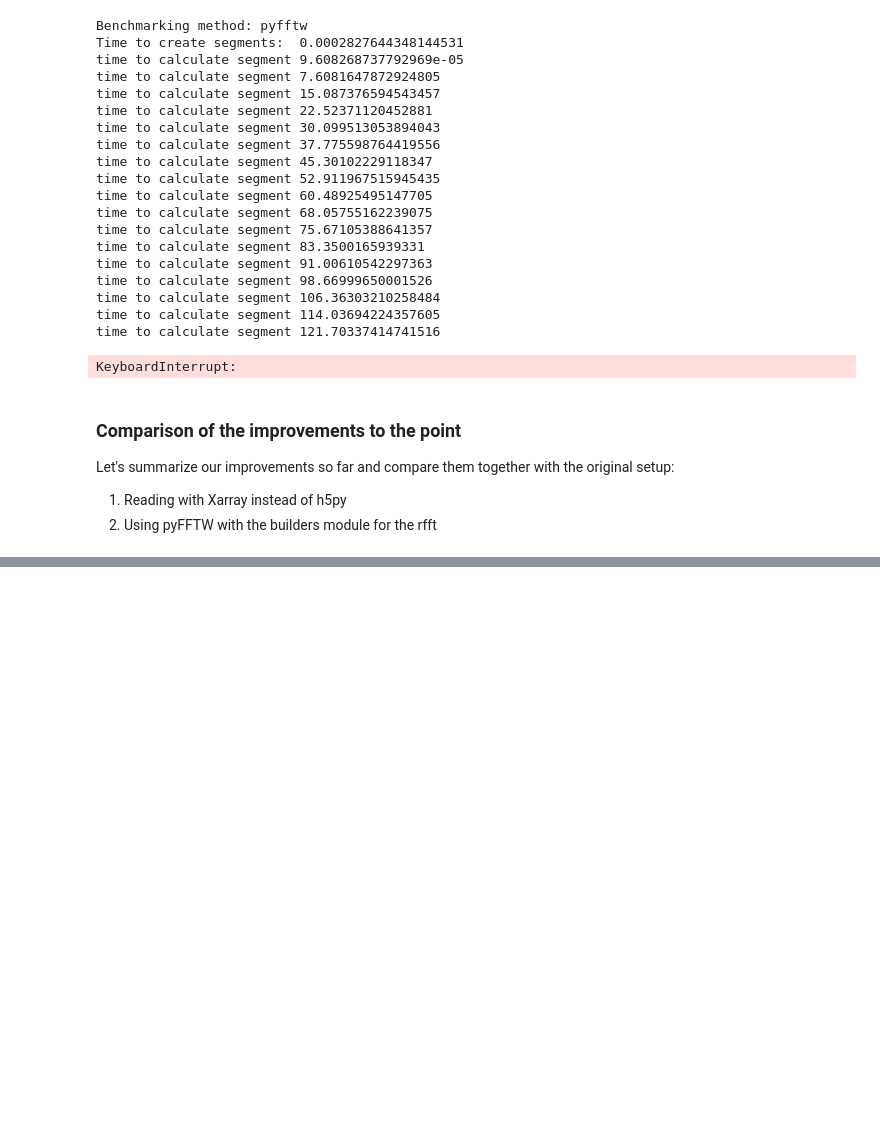
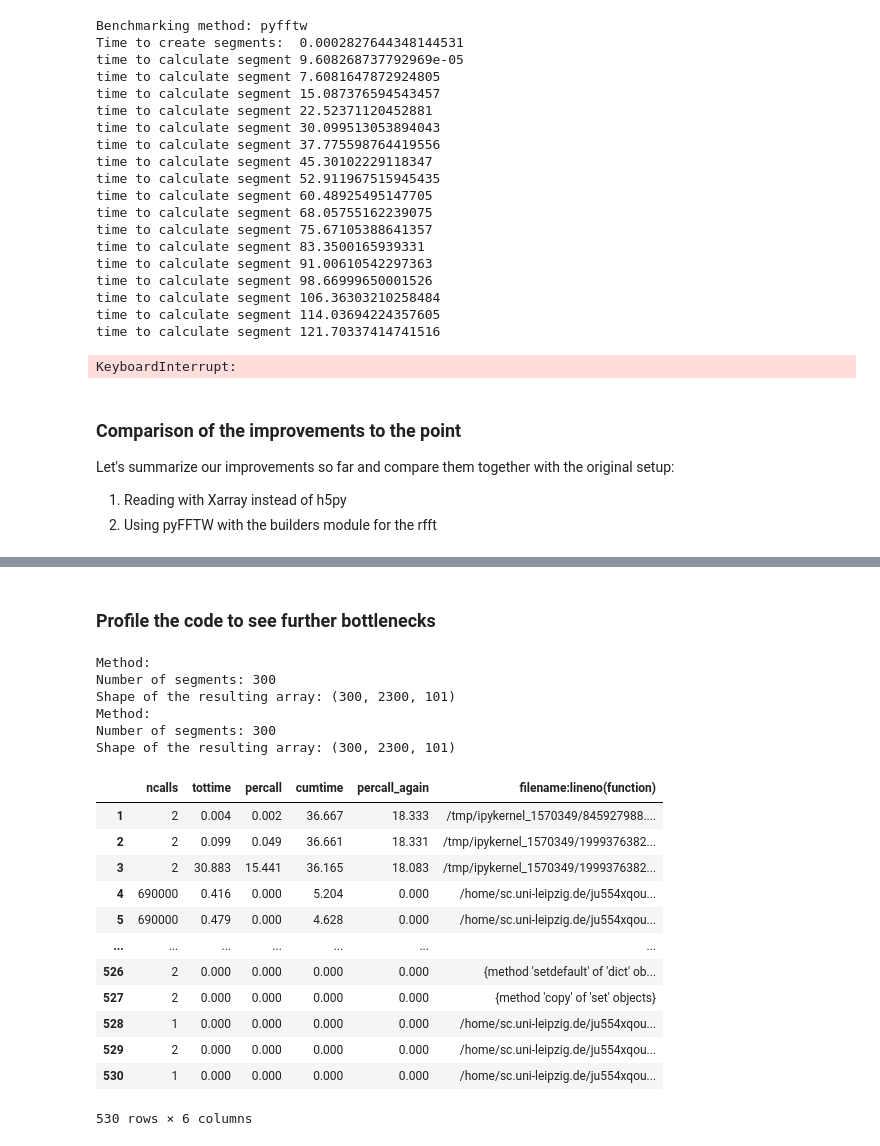
Before and after one commit to janneskruse/big-data-praktikum, a Jupyter notebook: code/notebooks/benchmarkCreateCube.ipynb, the cells around one changed output, grey strips where cells are left out. Drawn from its saved outputs; the diff is of its cells as text; code cells hidden in the pictures; blank space fills up the shorter version.

Commit message:
profile functions

```diff
--- a/code/notebooks/benchmarkCreateCube.ipynb
+++ b/code/notebooks/benchmarkCreateCube.ipynb
@@ -913,3 +918,69 @@ array([[[  0.        , 249.65643724, 240.73256376, ..., 240.30308431,
          133.03602358, 151.61186869],
         [  0.        , 137.13866416, 147.10583667, ..., 159.77853553,
          154.20965831, 155.32196702]]])
+# %% [markdown]
+### Profile the code to see further bottlenecks
+# %%
+def profile_function(method, fft_method):
+    # This function will be profiled
+    Fsegs, n_segments = create_spectro_segment(0, args, files, method=method, fft_method=fft_method)
+    print("Method:".format(method, fft_method))
+    print("Number of segments:", n_segments)
+    print("Shape of the resulting array:", Fsegs.shape)
+
+
+def run_profiler():
+    profiler = cProfile.Profile()
+
+    profiler.enable()
+    # Assuming profile_function is correctly defined and called
+    profile_function('h5py', 'numpy')
+    profile_function('xarray', 'pyfftw')
+    profiler.disable()
+
+    s = io.StringIO()
+    ps = pstats.Stats(profiler, stream=s).sort_stats('cumulative')
+    ps.print_stats()
+    s.flush()  # Ensure buffer is flushed
+
+    return s.getvalue()
+
+stats = run_profiler()
+# %% [output]
+Method:
+Number of segments: 300
+Shape of the resulting array: (300, 2300, 101)
+Method:
+Number of segments: 300
+Shape of the resulting array: (300, 2300, 101)
+# %%
+# Adjusted parsing logic
+output_lines = stats.split('\n')
+rows = []
+for line in output_lines:
+    # Use a more sophisticated method to split lines into columns, considering potential spaces in the last column
+    cols = line.split(maxsplit=5)  # This assumes the first 5 columns do not contain spaces that should be preserved
+    if len(cols) > 5 and cols[0].replace('.', '', 1).isdigit():
+        rows.append(cols)
+
+# Update column names based on actual data structure and inspection of the rows
+df_columns = ['ncalls', 'tottime', 'percall', 'cumtime', 'percall_again', 'filename:lineno(function)']
+# Ensure the number of columns in df_columns matches the actual data
+df = pd.DataFrame(rows, columns=df_columns)
+df = df.iloc[1:]
+pd.set_option('display.max_rows', 200)
+display(df)
+# %% [output]
+|  | ncalls | tottime | percall | cumtime | percall_again | filename:lineno(function) |
+| 1 | 2 | 0.004 | 0.002 | 36.667 | 18.333 | /tmp/ipykernel_1570349/845927988.... |
+| 2 | 2 | 0.099 | 0.049 | 36.661 | 18.331 | /tmp/ipykernel_1570349/1999376382... |
+| 3 | 2 | 30.883 | 15.441 | 36.165 | 18.083 | /tmp/ipykernel_1570349/1999376382... |
+| 4 | 690000 | 0.416 | 0.000 | 5.204 | 0.000 | /home/sc.uni-leipzig.de/ju554xqou... |
+| 5 | 690000 | 0.479 | 0.000 | 4.628 | 0.000 | /home/sc.uni-leipzig.de/ju554xqou... |
+| ... | ... | ... | ... | ... | ... | ... |
+| 526 | 2 | 0.000 | 0.000 | 0.000 | 0.000 | {method 'setdefault' of 'dict' ob... |
+| 527 | 2 | 0.000 | 0.000 | 0.000 | 0.000 | {method 'copy' of 'set' objects} |
+| 528 | 1 | 0.000 | 0.000 | 0.000 | 0.000 | /home/sc.uni-leipzig.de/ju554xqou... |
+| 529 | 2 | 0.000 | 0.000 | 0.000 | 0.000 | /home/sc.uni-leipzig.de/ju554xqou... |
+| 530 | 1 | 0.000 | 0.000 | 0.000 | 0.000 | /home/sc.uni-leipzig.de/ju554xqou... |
+530 rows × 6 columns
```
Also changed, not shown: parts of 3 cells of this notebook.
